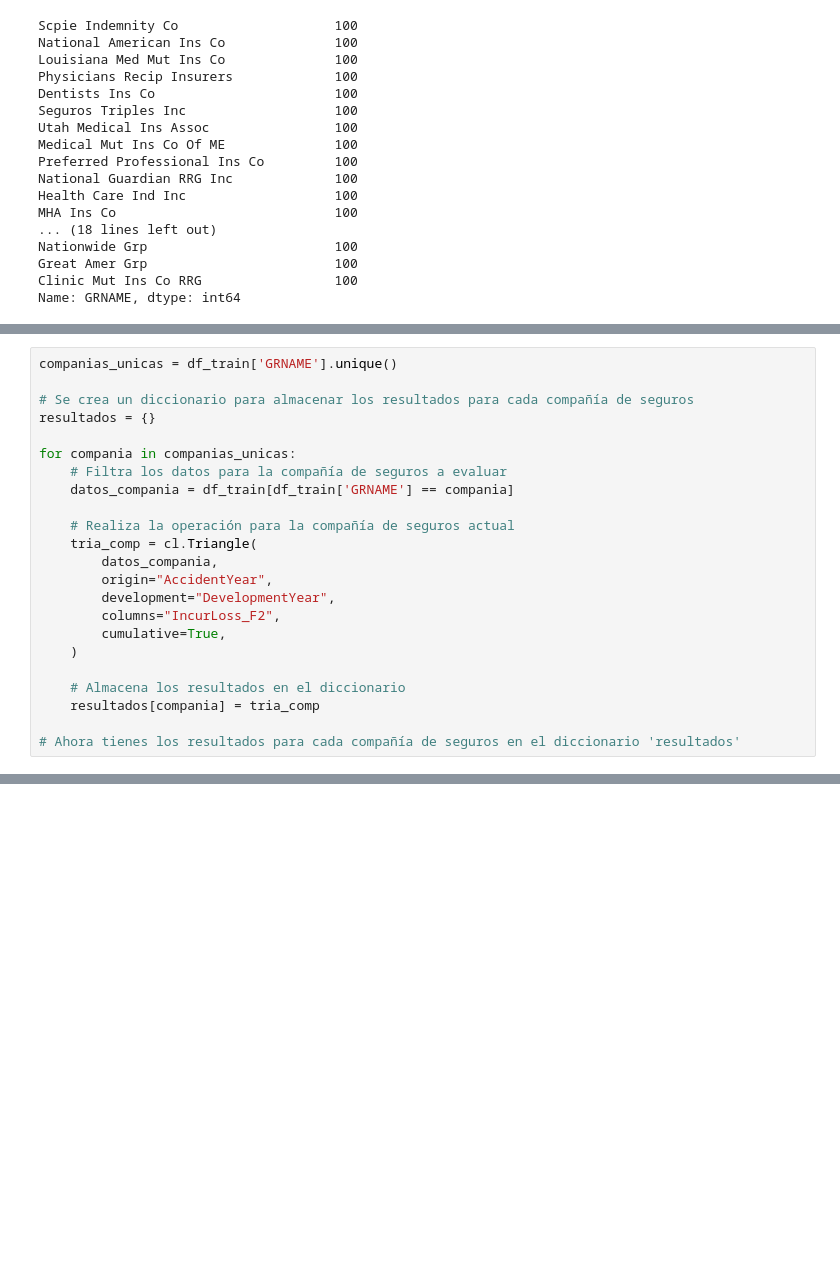
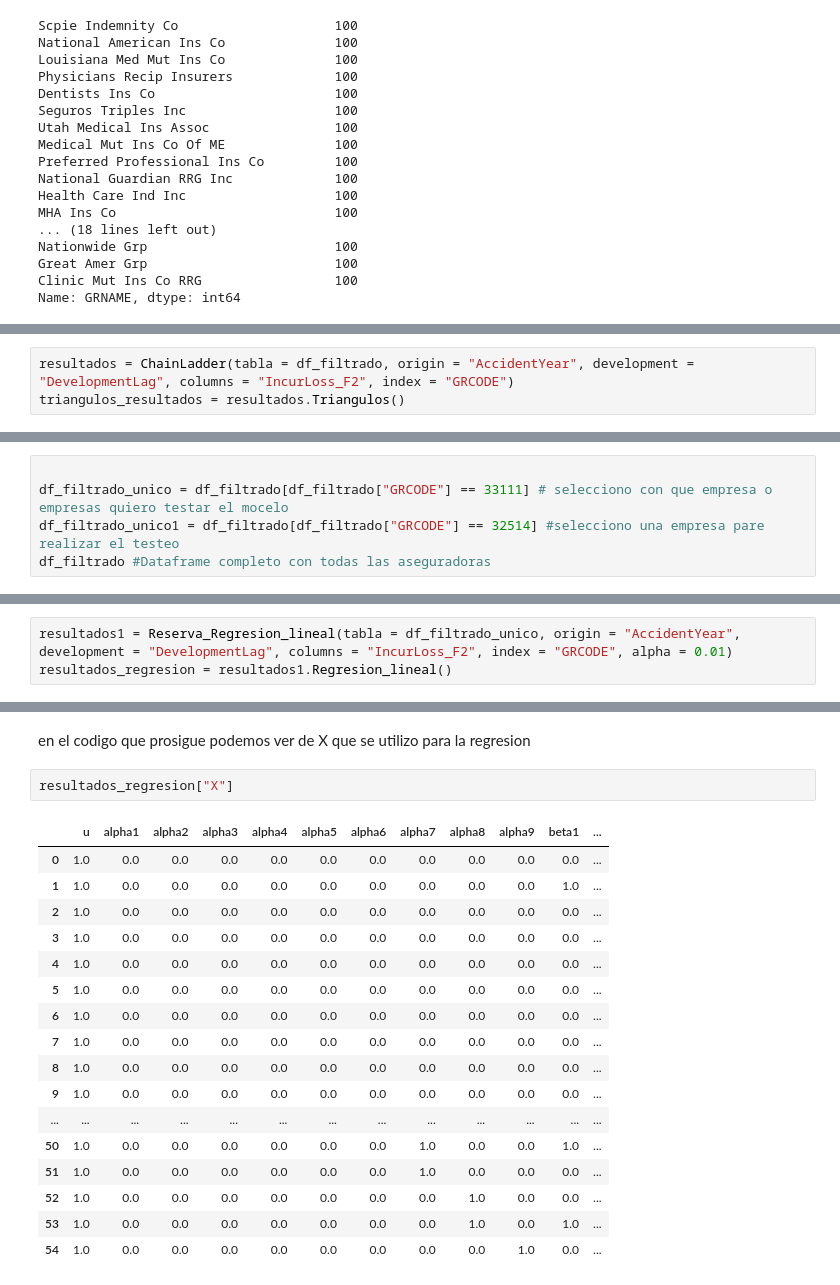
Before and after one commit to OpticalFenixer96/chain.ladder.theorical.research, a Jupyter notebook: CHAIN_LADER.ipynb, the cells around one changed output, grey strips where cells are left out. Drawn from its saved outputs; the diff is of its cells as text; blank space fills up the shorter version.

```diff
--- a/CHAIN_LADER.ipynb
+++ b/CHAIN_LADER.ipynb
@@ -208,23 +337,0 @@ Generamos los tringulos para las compañias de seguros que se tienen en la base
-# %%
-companias_unicas = df_train['GRNAME'].unique()
-
-# Se crea un diccionario para almacenar los resultados para cada compañía de seguros
-resultados = {}
-
-for compania in companias_unicas:
-    # Filtra los datos para la compañía de seguros a evaluar
-    datos_compania = df_train[df_train['GRNAME'] == compania]
-
-    # Realiza la operación para la compañía de seguros actual
-    tria_comp = cl.Triangle(
-        datos_compania,
-        origin="AccidentYear",
-        development="DevelopmentYear",
-        columns="IncurLoss_F2",
-        cumulative=True,
-    )
-
-    # Almacena los resultados en el diccionario
-    resultados[compania] = tria_comp
-
-# Ahora tienes los resultados para cada compañía de seguros en el diccionario 'resultados'
@@ -250,0 +343,3 @@ resultados  ####se esta generando un error no estan aun los traingulos como se n
+# %%
+resultados = ChainLadder(tabla = df_filtrado, origin = "AccidentYear", development = "DevelopmentLag", columns = "IncurLoss_F2", index = "GRCODE")
+triangulos_resultados = resultados.Triangulos()
@@ -250,0 +590,5 @@ resultados  ####se esta generando un error no estan aun los traingulos como se n
+# %%
+
+df_filtrado_unico = df_filtrado[df_filtrado["GRCODE"] == 33111] # selecciono con que empresa o empresas quiero testar el mocelo
+df_filtrado_unico1 = df_filtrado[df_filtrado["GRCODE"] == 32514] #selecciono una empresa pare realizar el testeo
+df_filtrado #Dataframe completo con todas las aseguradoras
@@ -250,0 +611,3 @@ resultados  ####se esta generando un error no estan aun los traingulos como se n
+# %%
+resultados1 = Reserva_Regresion_lineal(tabla = df_filtrado_unico, origin = "AccidentYear", development = "DevelopmentLag", columns = "IncurLoss_F2", index = "GRCODE", alpha = 0.01)
+resultados_regresion = resultados1.Regresion_lineal()
@@ -250,0 +647,22 @@ resultados  ####se esta generando un error no estan aun los traingulos como se n
+# %% [markdown]
+en el codigo que prosigue podemos ver de X que se utilizo para la regresion
+# %%
+resultados_regresion["X"]
+# %% [output]
+|  | u | alpha1 | alpha2 | alpha3 | alpha4 | alpha5 | alpha6 | alpha7 | alpha8 | alpha9 | beta1 | ... |
+| 0 | 1.0 | 0.0 | 0.0 | 0.0 | 0.0 | 0.0 | 0.0 | 0.0 | 0.0 | 0.0 | 0.0 | ... |
+| 1 | 1.0 | 0.0 | 0.0 | 0.0 | 0.0 | 0.0 | 0.0 | 0.0 | 0.0 | 0.0 | 1.0 | ... |
+| 2 | 1.0 | 0.0 | 0.0 | 0.0 | 0.0 | 0.0 | 0.0 | 0.0 | 0.0 | 0.0 | 0.0 | ... |
+| 3 | 1.0 | 0.0 | 0.0 | 0.0 | 0.0 | 0.0 | 0.0 | 0.0 | 0.0 | 0.0 | 0.0 | ... |
+| 4 | 1.0 | 0.0 | 0.0 | 0.0 | 0.0 | 0.0 | 0.0 | 0.0 | 0.0 | 0.0 | 0.0 | ... |
+| 5 | 1.0 | 0.0 | 0.0 | 0.0 | 0.0 | 0.0 | 0.0 | 0.0 | 0.0 | 0.0 | 0.0 | ... |
+| 6 | 1.0 | 0.0 | 0.0 | 0.0 | 0.0 | 0.0 | 0.0 | 0.0 | 0.0 | 0.0 | 0.0 | ... |
+| 7 | 1.0 | 0.0 | 0.0 | 0.0 | 0.0 | 0.0 | 0.0 | 0.0 | 0.0 | 0.0 | 0.0 | ... |
+| 8 | 1.0 | 0.0 | 0.0 | 0.0 | 0.0 | 0.0 | 0.0 | 0.0 | 0.0 | 0.0 | 0.0 | ... |
+| 9 | 1.0 | 0.0 | 0.0 | 0.0 | 0.0 | 0.0 | 0.0 | 0.0 | 0.0 | 0.0 | 0.0 | ... |
+| ... | ... | ... | ... | ... | ... | ... | ... | ... | ... | ... | ... | ... |
+| 50 | 1.0 | 0.0 | 0.0 | 0.0 | 0.0 | 0.0 | 0.0 | 1.0 | 0.0 | 0.0 | 1.0 | ... |
+| 51 | 1.0 | 0.0 | 0.0 | 0.0 | 0.0 | 0.0 | 0.0 | 1.0 | 0.0 | 0.0 | 0.0 | ... |
+| 52 | 1.0 | 0.0 | 0.0 | 0.0 | 0.0 | 0.0 | 0.0 | 0.0 | 1.0 | 0.0 | 0.0 | ... |
+| 53 | 1.0 | 0.0 | 0.0 | 0.0 | 0.0 | 0.0 | 0.0 | 0.0 | 1.0 | 0.0 | 1.0 | ... |
+| 54 | 1.0 | 0.0 | 0.0 | 0.0 | 0.0 | 0.0 | 0.0 | 0.0 | 0.0 | 1.0 | 0.0 | ... |
```
Also changed, not shown: parts of 59 cells of this notebook.
